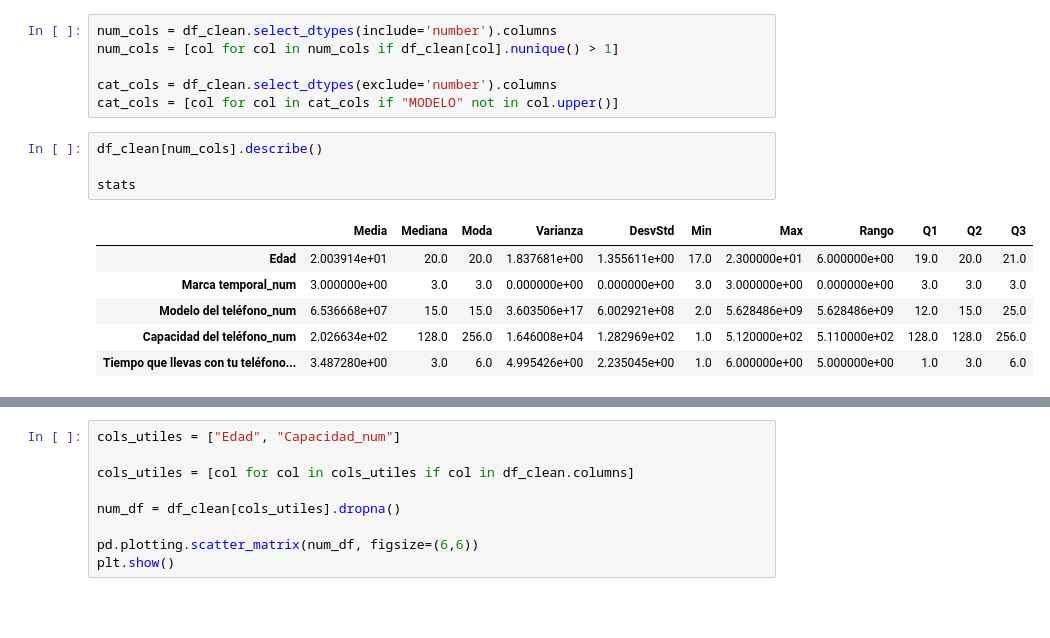
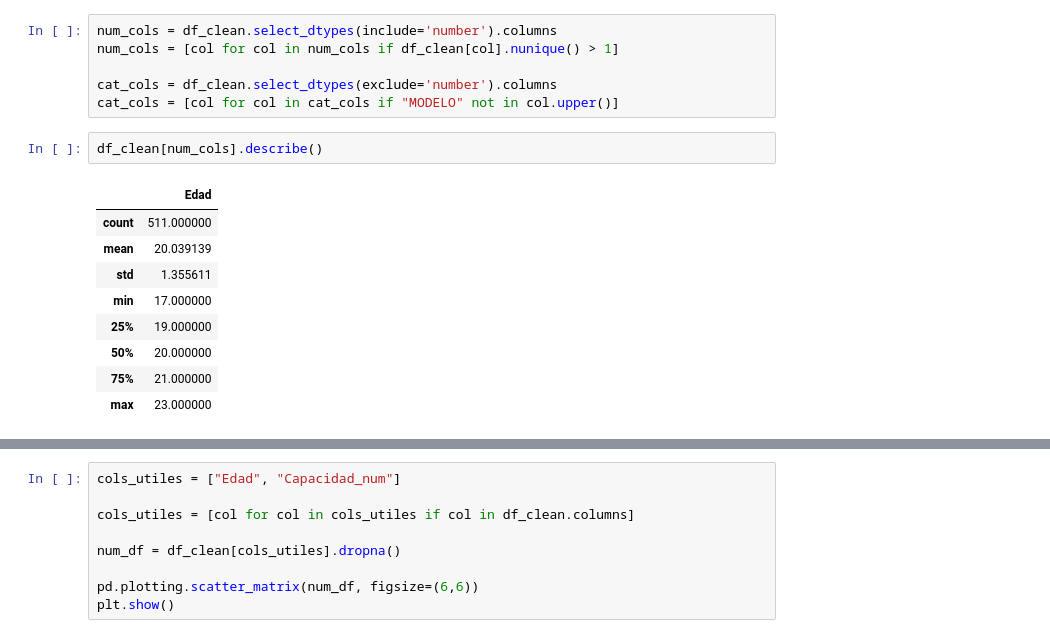
Before and after one commit to diegogh1002/Estadistica, a Jupyter notebook: limpieza.ipynb, the cells around one changed output, grey strips where cells are left out. Drawn from its saved outputs; the diff is of its cells as text; blank space fills up the shorter version.

```diff
--- a/limpieza.ipynb
+++ b/limpieza.ipynb
@@ -155,15 +168,16 @@ cat_cols = df_clean.select_dtypes(exclude='number').columns
 cat_cols = [col for col in cat_cols if "MODELO" not in col.upper()]
 # %%
 df_clean[num_cols].describe()
-
-stats
 # %% [output]
-|  | Media | Mediana | Moda | Varianza | DesvStd | Min | Max | Rango | Q1 | Q2 | Q3 |
-| Edad | 2.003914e+01 | 20.0 | 20.0 | 1.837681e+00 | 1.355611e+00 | 17.0 | 2.300000e+01 | 6.000000e+00 | 19.0 | 20.0 | 21.0 |
-| Marca temporal_num | 3.000000e+00 | 3.0 | 3.0 | 0.000000e+00 | 0.000000e+00 | 3.0 | 3.000000e+00 | 0.000000e+00 | 3.0 | 3.0 | 3.0 |
-| Modelo del teléfono_num | 6.536668e+07 | 15.0 | 15.0 | 3.603506e+17 | 6.002921e+08 | 2.0 | 5.628486e+09 | 5.628486e+09 | 12.0 | 15.0 | 25.0 |
-| Capacidad del teléfono_num | 2.026634e+02 | 128.0 | 256.0 | 1.646008e+04 | 1.282969e+02 | 1.0 | 5.120000e+02 | 5.110000e+02 | 128.0 | 128.0 | 256.0 |
-| Tiempo que llevas con tu teléfono... | 3.487280e+00 | 3.0 | 6.0 | 4.995426e+00 | 2.235045e+00 | 1.0 | 6.000000e+00 | 5.000000e+00 | 1.0 | 3.0 | 6.0 |
+|  | Edad |
+| count | 511.000000 |
+| mean | 20.039139 |
+| std | 1.355611 |
+| min | 17.000000 |
+| 25% | 19.000000 |
+| 50% | 20.000000 |
+| 75% | 21.000000 |
+| max | 23.000000 |
 # %%
 for col in num_cols:
     plt.figure()
```
Also changed, not shown: parts of 8 cells of this notebook, 4 other files.
